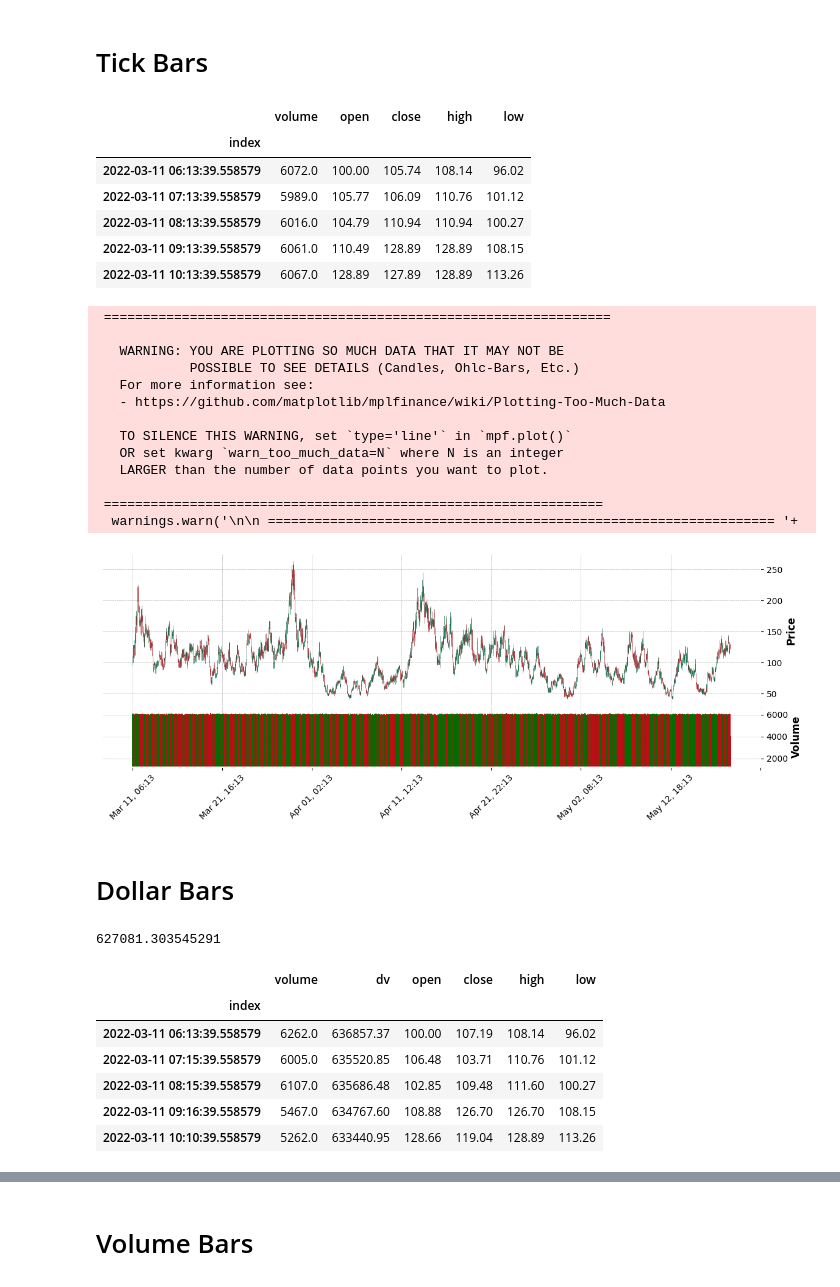
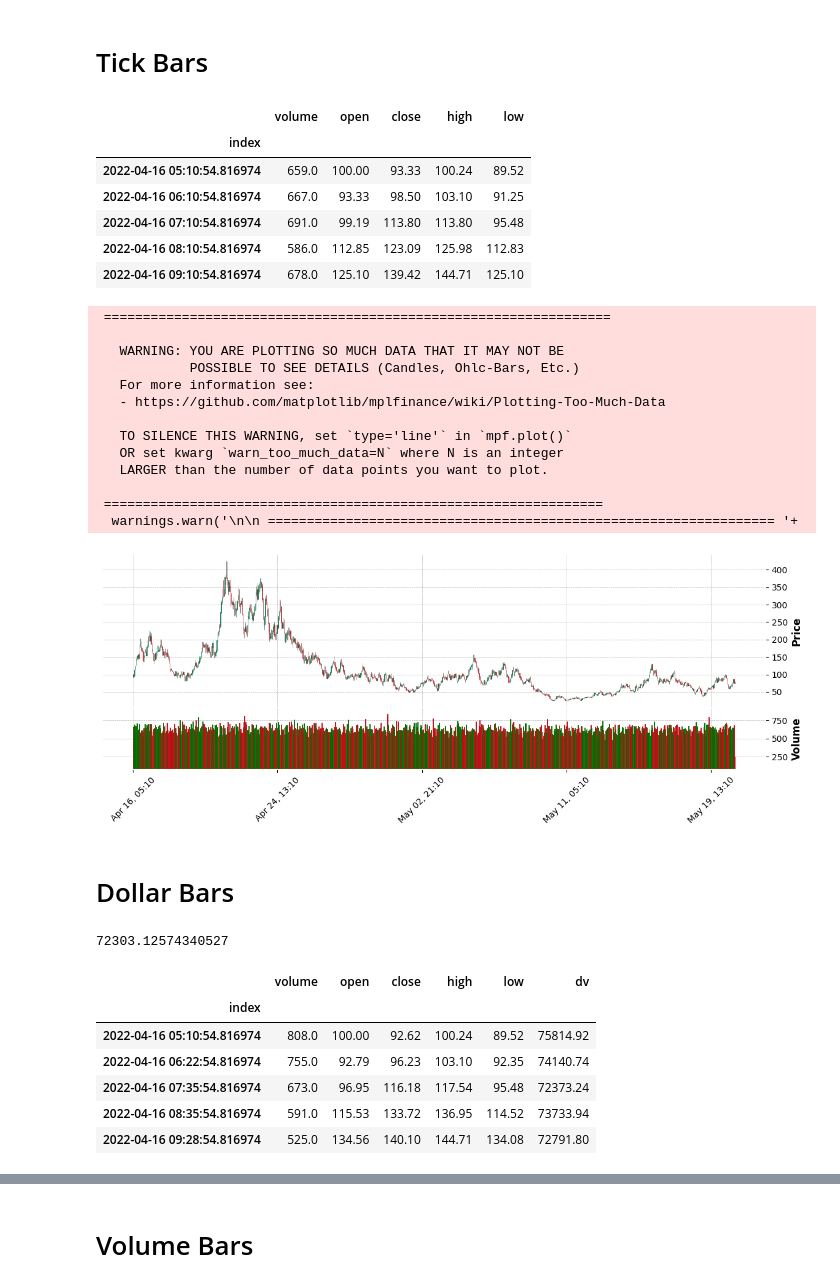
Before and after one commit to maxgao18/AFML, a Jupyter notebook: 2.1.ipynb, the cells around one changed output, grey strips where cells are left out. Drawn from its saved outputs; the diff is of its cells as text; code cells hidden in the pictures.

```diff
--- a/2.1.ipynb
+++ b/2.1.ipynb
@@ -13,8 +14,8 @@ import u
 # %%
 plt.rcParams["figure.figsize"] = (15, 5)
 
-data = u.create_price_data(theta=0.0005, start_price=100, n_samples=100000)
-data = u.add_volume_data(data, var=20)
+data = u.create_price_data(theta=0.00005, start_price=100, n_samples=50000)
+data = u.add_volume_data(data, mu=10, var=50)
 
 data["close"].plot.line()
 plt.show()
@@ -78,23 +27,16 @@ def with_close(group):
 # %% [markdown]
 # Tick Bars
 # %%
-data["tmp"] = 1
-tick_indices = create_bar_indices(data, 60, "tmp")
-g = group_bars(data, tick_indices)
-g = with_open(g)
-g = with_close(g)
-g = with_high(g)
-g = with_low(g)
-tick_bars = get_bars(g)
+tick_bars = bars.create_tick_bars(data, 60)
 tick_bars.head()
 # %% [output]
 |  | volume | open | close | high | low |
 | index |  |  |  |  |  |
-| 2022-03-11 06:13:39.558579 | 6072.0 | 100.00 | 105.74 | 108.14 | 96.02 |
-| 2022-03-11 07:13:39.558579 | 5989.0 | 105.77 | 106.09 | 110.76 | 101.12 |
-| 2022-03-11 08:13:39.558579 | 6016.0 | 104.79 | 110.94 | 110.94 | 100.27 |
-| 2022-03-11 09:13:39.558579 | 6061.0 | 110.49 | 128.89 | 128.89 | 108.15 |
-| 2022-03-11 10:13:39.558579 | 6067.0 | 128.89 | 127.89 | 128.89 | 113.26 |
+| 2022-04-16 05:10:54.816974 | 659.0 | 100.00 | 93.33 | 100.24 | 89.52 |
+| 2022-04-16 06:10:54.816974 | 667.0 | 93.33 | 98.50 | 103.10 | 91.25 |
+| 2022-04-16 07:10:54.816974 | 691.0 | 99.19 | 113.80 | 113.80 | 95.48 |
+| 2022-04-16 08:10:54.816974 | 586.0 | 112.85 | 123.09 | 125.98 | 112.83 |
+| 2022-04-16 09:10:54.816974 | 678.0 | 125.10 | 139.42 | 144.71 | 125.10 |
 # %%
 mplf.plot(tick_bars, type="candle", style="charles", figsize=(15, 5), volume=True)
 # %% [output]
@@ -111,7 +53,7 @@ mplf.plot(tick_bars, type="candle", style="charles", figsize=(15, 5), volume=Tru
 
  ================================================================
   warnings.warn('\n\n ================================================================= '+
-[figure, old version]
+[figure, new version]
 # %% [markdown]
 # Dollar Bars
 # %%
@@ -120,25 +62,18 @@ data["dv"] = data["close"] * data["volume"]
 mean_hourly_dv = np.mean(data.resample("H")["dv"].sum())
 mean_hourly_dv
 # %% [output]
-627081.303545291
+72303.12574340527
 # %%
-dv_indices = create_bar_indices(data, mean_hourly_dv, "dv")
-g = group_bars(data, dv_indices)
-g = with_dv(g)
-g = with_open(g)
-g = with_close(g)
-g = with_high(g)
-g = with_low(g)
-dv_bars = get_bars(g)
+dv_bars = bars.create_dollar_volume_bars(data, mean_hourly_dv)
 dv_bars.head()
 # %% [output]
-|  | volume | dv | open | close | high | low |
+|  | volume | open | close | high | low | dv |
 | index |  |  |  |  |  |  |
-| 2022-03-11 06:13:39.558579 | 6262.0 | 636857.37 | 100.00 | 107.19 | 108.14 | 96.02 |
-| 2022-03-11 07:15:39.558579 | 6005.0 | 635520.85 | 106.48 | 103.71 | 110.76 | 101.12 |
-| 2022-03-11 08:15:39.558579 | 6107.0 | 635686.48 | 102.85 | 109.48 | 111.60 | 100.27 |
-| 2022-03-11 09:16:39.558579 | 5467.0 | 634767.60 | 108.88 | 126.70 | 126.70 | 108.15 |
-| 2022-03-11 10:10:39.558579 | 5262.0 | 633440.95 | 128.66 | 119.04 | 128.89 | 113.26 |
+| 2022-04-16 05:10:54.816974 | 808.0 | 100.00 | 92.62 | 100.24 | 89.52 | 75814.92 |
+| 2022-04-16 06:22:54.816974 | 755.0 | 92.79 | 96.23 | 103.10 | 92.35 | 74140.74 |
+| 2022-04-16 07:35:54.816974 | 673.0 | 96.95 | 116.18 | 117.54 | 95.48 | 72373.24 |
+| 2022-04-16 08:35:54.816974 | 591.0 | 115.53 | 133.72 | 136.95 | 114.52 | 73733.94 |
+| 2022-04-16 09:28:54.816974 | 525.0 | 134.56 | 140.10 | 144.71 | 134.08 | 72791.80 |
 # %%
 mplf.plot(dv_bars, type="candle", style="charles", figsize=(15, 5), volume=True)
 # %% [output]
```
Also changed, not shown: parts of 9 cells of this notebook, 4 other files.
